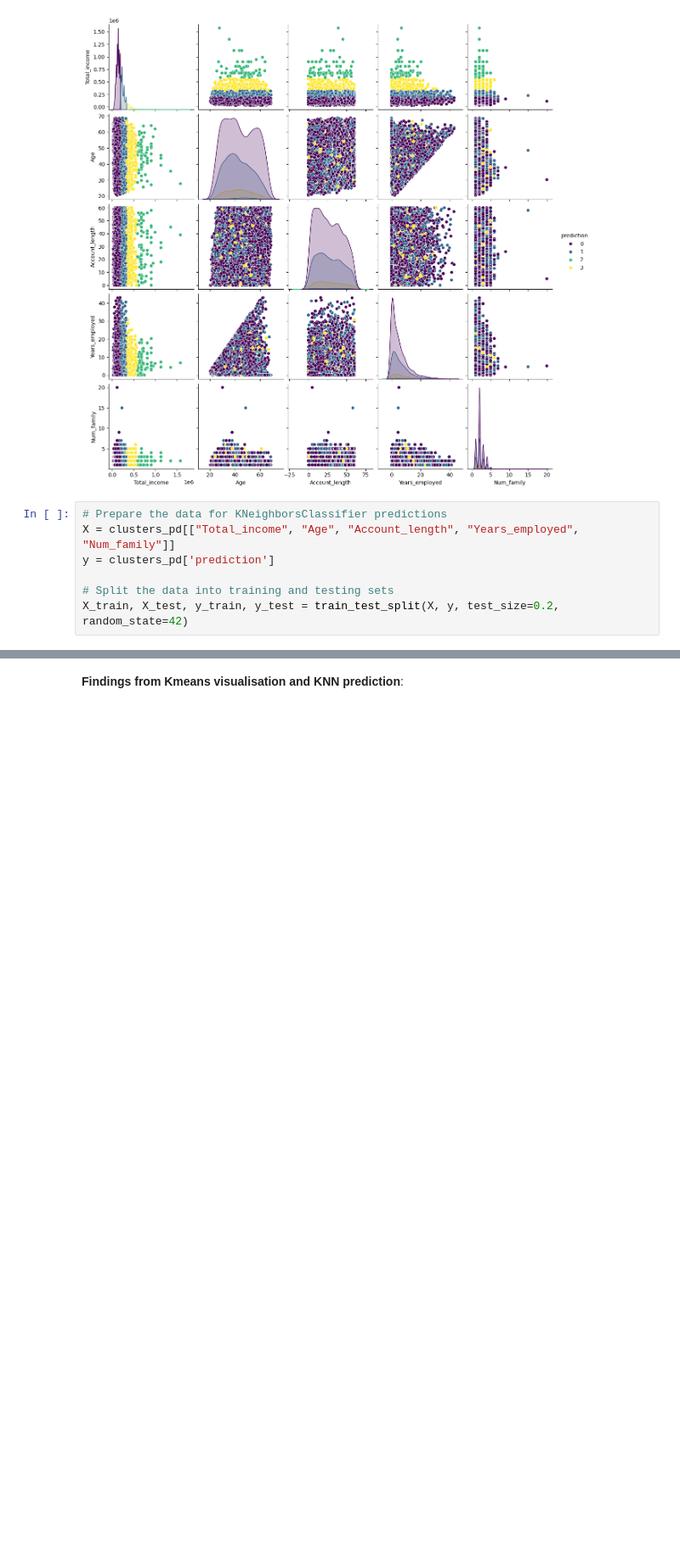
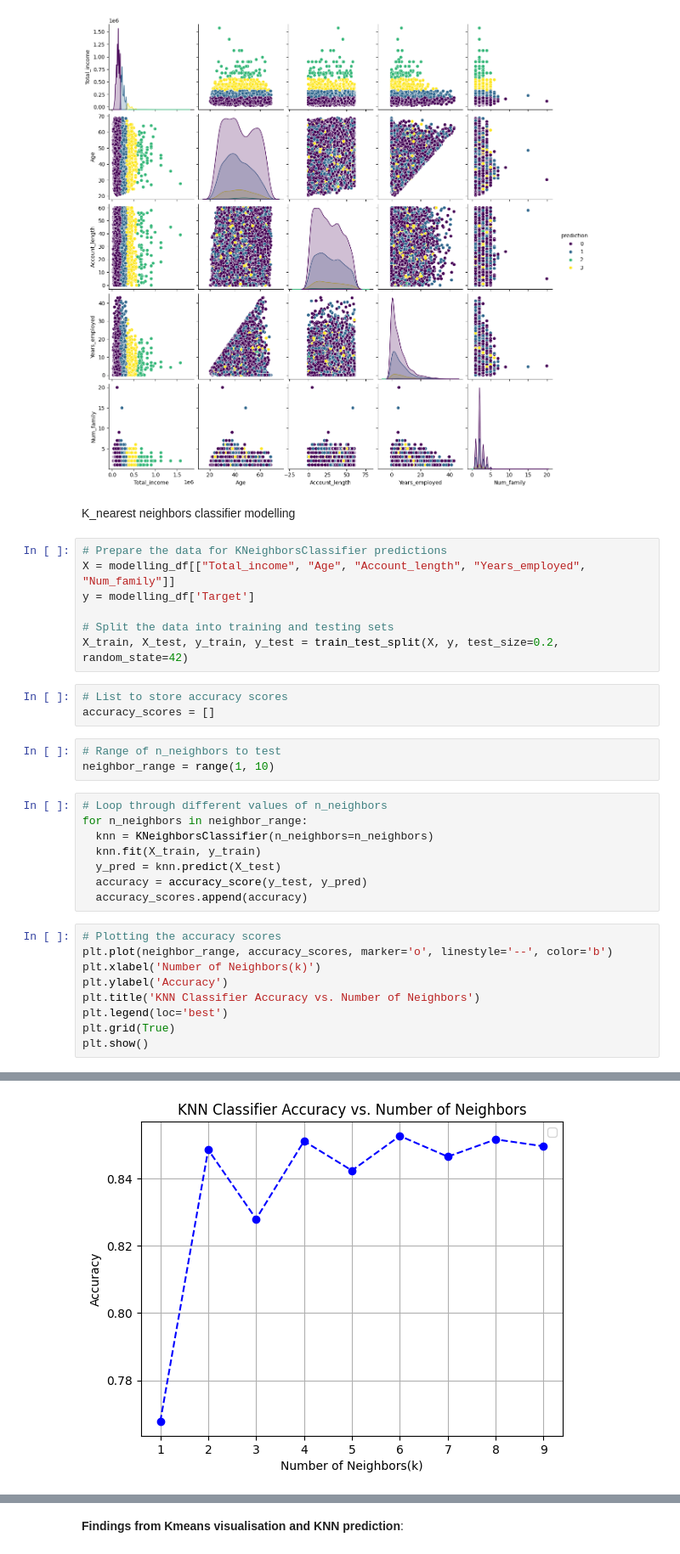
Before and after one commit to lwjiang1015/Project_4_Group_4, a Jupyter notebook: creditcard_collab.ipynb, the cells around one changed output, grey strips where cells are left out. Shown at 85% size. Saved outputs shown, nothing was run; the diff lists cells and outputs as text; blank space fills up the shorter version.

```diff
--- a/creditcard_collab.ipynb
+++ b/creditcard_collab.ipynb
@@ -456,10 +448,36 @@ sns.pairplot(clusters_pd[pairplot_features], hue="prediction", palette="viridis"
 plt.show()
 # %% [output]
 [figure]
+# %% [markdown]
+K_nearest neighbors classifier modelling
 # %%
 # Prepare the data for KNeighborsClassifier predictions
-X = clusters_pd[["Total_income", "Age", "Account_length", "Years_employed", "Num_family"]]
-y = clusters_pd['prediction']
+X = modelling_df[["Total_income", "Age", "Account_length", "Years_employed", "Num_family"]]
+y = modelling_df['Target']
 
 # Split the data into training and testing sets
 X_train, X_test, y_train, y_test = train_test_split(X, y, test_size=0.2, random_state=42)
+# %%
+# List to store accuracy scores
+accuracy_scores = []
+# %%
+# Range of n_neighbors to test
+neighbor_range = range(1, 10)
+# %%
+# Loop through different values of n_neighbors
+for n_neighbors in neighbor_range:
+  knn = KNeighborsClassifier(n_neighbors=n_neighbors)
+  knn.fit(X_train, y_train)
+  y_pred = knn.predict(X_test)
+  accuracy = accuracy_score(y_test, y_pred)
+  accuracy_scores.append(accuracy)
+# %%
+# Plotting the accuracy scores
+plt.plot(neighbor_range, accuracy_scores, marker='o', linestyle='--', color='b')
+plt.xlabel('Number of Neighbors(k)')
+plt.ylabel('Accuracy')
+plt.title('KNN Classifier Accuracy vs. Number of Neighbors')
+plt.legend(loc='best')
+plt.grid(True)
+plt.show()
+# %% [output]
@@ -466 +485,2 @@ X_train, X_test, y_train, y_test = train_test_split(X, y, test_size=0.2, random_
+[figure, added]
 # %%
```
Also changed, not shown: parts of 14 cells of this notebook, 3 other files.
